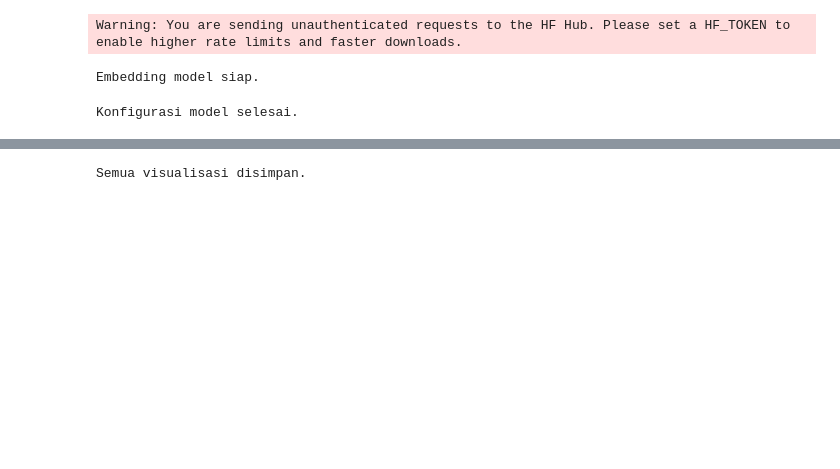
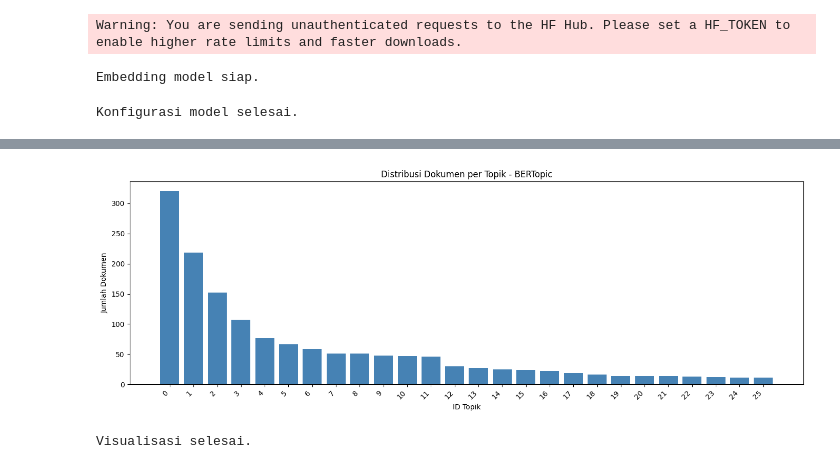
Before and after one commit to d1by4/model_BERTopic, a Jupyter notebook: bertopic.ipynb, the cells around one changed output, grey strips where cells are left out. Drawn from its saved outputs; the diff is of its cells as text; code cells hidden in the pictures; blank space fills up the shorter version.

```diff
--- a/bertopic.ipynb
+++ b/bertopic.ipynb
@@ -202,23 +194,34 @@ Topic Diversity: 0.6914
 # %%
-# Sebaran topik 2D
+# 1. Topic-Word Scores
+fig_barchart = topic_model.visualize_barchart(top_n_topics=10, n_words=10)
+# pio.write_html(fig_barchart, 'visualisasi/barchart_topik.html') -----> uncomment biar bisa tersimpan
+
+# 2. Intertopic Distance Map
 fig_topics = topic_model.visualize_topics()
-pio.write_html(fig_topics, 'visualisasi/topics.html')
+# pio.write_html(fig_topics, 'visualisasi/intertopic_distance.html') ----->  uncomment biar bisa tersimpan
 
-# Kata kunci per topik
-fig_barchart = topic_model.visualize_barchart(top_n_topics=10, n_words=10)
-pio.write_html(fig_barchart, 'visualisasi/barchart_topik.html')
+# 3. Distribusi dokumen per topik
+topic_info = topic_model.get_topic_info()
+topic_info_clean = topic_info[topic_info['Topic'] != -1]
 
-# Kesamaan antar topik
-fig_heatmap = topic_model.visualize_heatmap(top_n_topics=10)
-pio.write_html(fig_heatmap, 'visualisasi/heatmap_topik.html')
+plt.figure(figsize=(14, 5))
+plt.bar(
+    topic_info_clean['Topic'].astype(str),
+    topic_info_clean['Count'],
+    color='steelblue'
+)
+plt.xlabel('ID Topik')
+plt.ylabel('Jumlah Dokumen')
+plt.title('Distribusi Dokumen per Topik - BERTopic')
+plt.xticks(rotation=45, ha='right')
+plt.tight_layout()
+# plt.savefig('visualisasi/distribusi_dokumen_per_topik.png', dpi=150)  ----->  uncomment biar bisa tersimpan
+plt.show()
 
-# Hierarki topik
-fig_hierarchy = topic_model.visualize_hierarchy(top_n_topics=10)
-pio.write_html(fig_hierarchy, 'visualisasi/hierarchy_topik.html')
-
-print("Semua visualisasi disimpan.")
+print("Visualisasi selesai.")
 # %% [output]
+[figure, added]
-Semua visualisasi disimpan.
+Visualisasi selesai.
 # %%
 import os
 os.makedirs('model', exist_ok=True)
```
Also changed, not shown: parts of 9 cells of this notebook, 1 other file.
